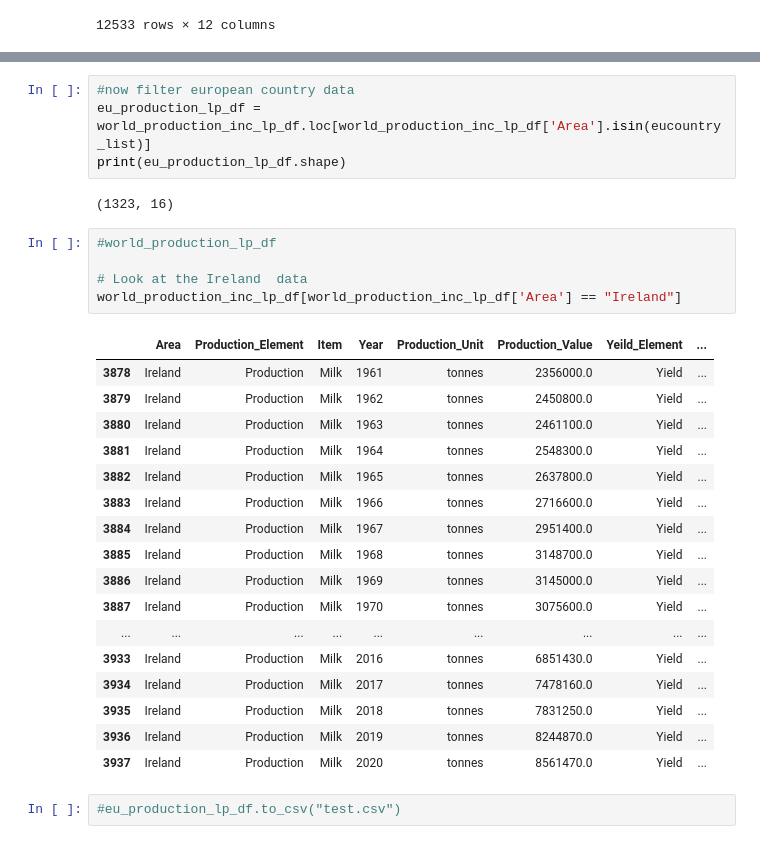
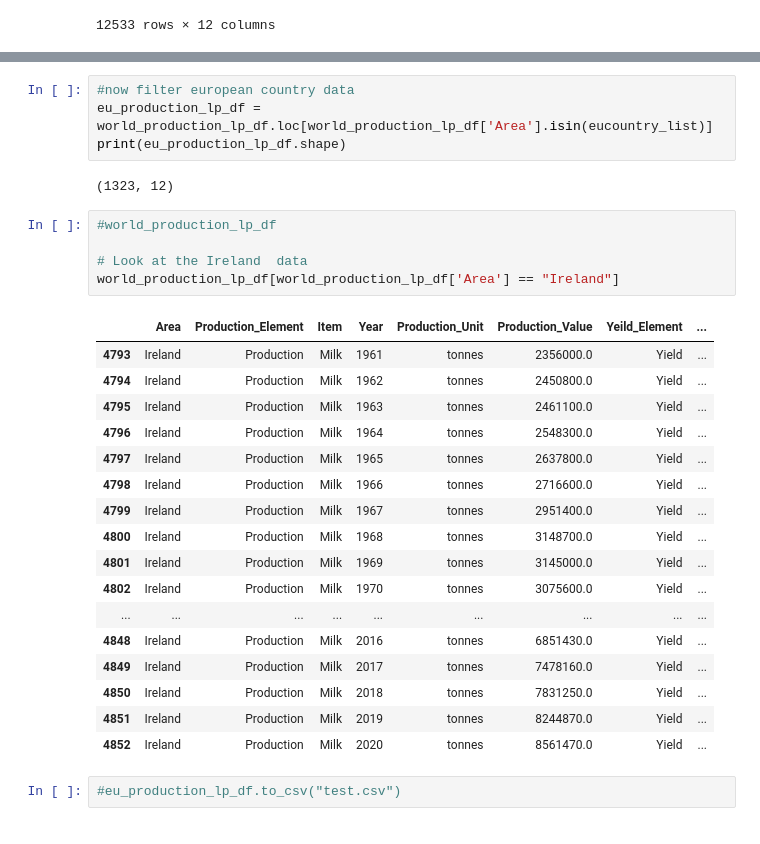
Before and after one commit to Mahender1007/MSC_DA_ContAssignment2, a Jupyter notebook: CA2_JupyterNotebook_and_datafiles/CA2_Milk_Production_Analysis.ipynb, the cells around one changed output, grey strips where cells are left out. Drawn from its saved outputs; the diff is of its cells as text.

```diff
--- a/CA2_JupyterNotebook_and_datafiles/CA2_Milk_Production_Analysis.ipynb
+++ b/CA2_JupyterNotebook_and_datafiles/CA2_Milk_Production_Analysis.ipynb
@@ -486,31 +380,31 @@ print(eucountry_list)
 # %%
 #now filter european country data
-eu_production_lp_df = world_production_inc_lp_df.loc[world_production_inc_lp_df['Area'].isin(eucountry_list)]
+eu_production_lp_df = world_production_lp_df.loc[world_production_lp_df['Area'].isin(eucountry_list)]
 print(eu_production_lp_df.shape)
 # %% [output]
-(1323, 16)
+(1323, 12)
 # %%
 #world_production_lp_df
 
 # Look at the Ireland  data
-world_production_inc_lp_df[world_production_inc_lp_df['Area'] == "Ireland"]
+world_production_lp_df[world_production_lp_df['Area'] == "Ireland"]
 # %% [output]
 |  | Area | Production_Element | Item | Year | Production_Unit | Production_Value | Yeild_Element | ... |
-| 3878 | Ireland | Production | Milk | 1961 | tonnes | 2356000.0 | Yield | ... |
-| 3879 | Ireland | Production | Milk | 1962 | tonnes | 2450800.0 | Yield | ... |
-| 3880 | Ireland | Production | Milk | 1963 | tonnes | 2461100.0 | Yield | ... |
-| 3881 | Ireland | Production | Milk | 1964 | tonnes | 2548300.0 | Yield | ... |
-| 3882 | Ireland | Production | Milk | 1965 | tonnes | 2637800.0 | Yield | ... |
-| 3883 | Ireland | Production | Milk | 1966 | tonnes | 2716600.0 | Yield | ... |
-| 3884 | Ireland | Production | Milk | 1967 | tonnes | 2951400.0 | Yield | ... |
-| 3885 | Ireland | Production | Milk | 1968 | tonnes | 3148700.0 | Yield | ... |
-| 3886 | Ireland | Production | Milk | 1969 | tonnes | 3145000.0 | Yield | ... |
-| 3887 | Ireland | Production | Milk | 1970 | tonnes | 3075600.0 | Yield | ... |
+| 4793 | Ireland | Production | Milk | 1961 | tonnes | 2356000.0 | Yield | ... |
+| 4794 | Ireland | Production | Milk | 1962 | tonnes | 2450800.0 | Yield | ... |
+| 4795 | Ireland | Production | Milk | 1963 | tonnes | 2461100.0 | Yield | ... |
+| 4796 | Ireland | Production | Milk | 1964 | tonnes | 2548300.0 | Yield | ... |
+| 4797 | Ireland | Production | Milk | 1965 | tonnes | 2637800.0 | Yield | ... |
+| 4798 | Ireland | Production | Milk | 1966 | tonnes | 2716600.0 | Yield | ... |
+| 4799 | Ireland | Production | Milk | 1967 | tonnes | 2951400.0 | Yield | ... |
+| 4800 | Ireland | Production | Milk | 1968 | tonnes | 3148700.0 | Yield | ... |
+| 4801 | Ireland | Production | Milk | 1969 | tonnes | 3145000.0 | Yield | ... |
+| 4802 | Ireland | Production | Milk | 1970 | tonnes | 3075600.0 | Yield | ... |
 | ... | ... | ... | ... | ... | ... | ... | ... | ... |
-| 3933 | Ireland | Production | Milk | 2016 | tonnes | 6851430.0 | Yield | ... |
-| 3934 | Ireland | Production | Milk | 2017 | tonnes | 7478160.0 | Yield | ... |
-| 3935 | Ireland | Production | Milk | 2018 | tonnes | 7831250.0 | Yield | ... |
-| 3936 | Ireland | Production | Milk | 2019 | tonnes | 8244870.0 | Yield | ... |
-| 3937 | Ireland | Production | Milk | 2020 | tonnes | 8561470.0 | Yield | ... |
+| 4848 | Ireland | Production | Milk | 2016 | tonnes | 6851430.0 | Yield | ... |
+| 4849 | Ireland | Production | Milk | 2017 | tonnes | 7478160.0 | Yield | ... |
+| 4850 | Ireland | Production | Milk | 2018 | tonnes | 7831250.0 | Yield | ... |
+| 4851 | Ireland | Production | Milk | 2019 | tonnes | 8244870.0 | Yield | ... |
+| 4852 | Ireland | Production | Milk | 2020 | tonnes | 8561470.0 | Yield | ... |
 # %%
 #eu_production_lp_df.to_csv("test.csv")
```
Also changed, not shown: parts of 94 cells of this notebook, 2 other files.
